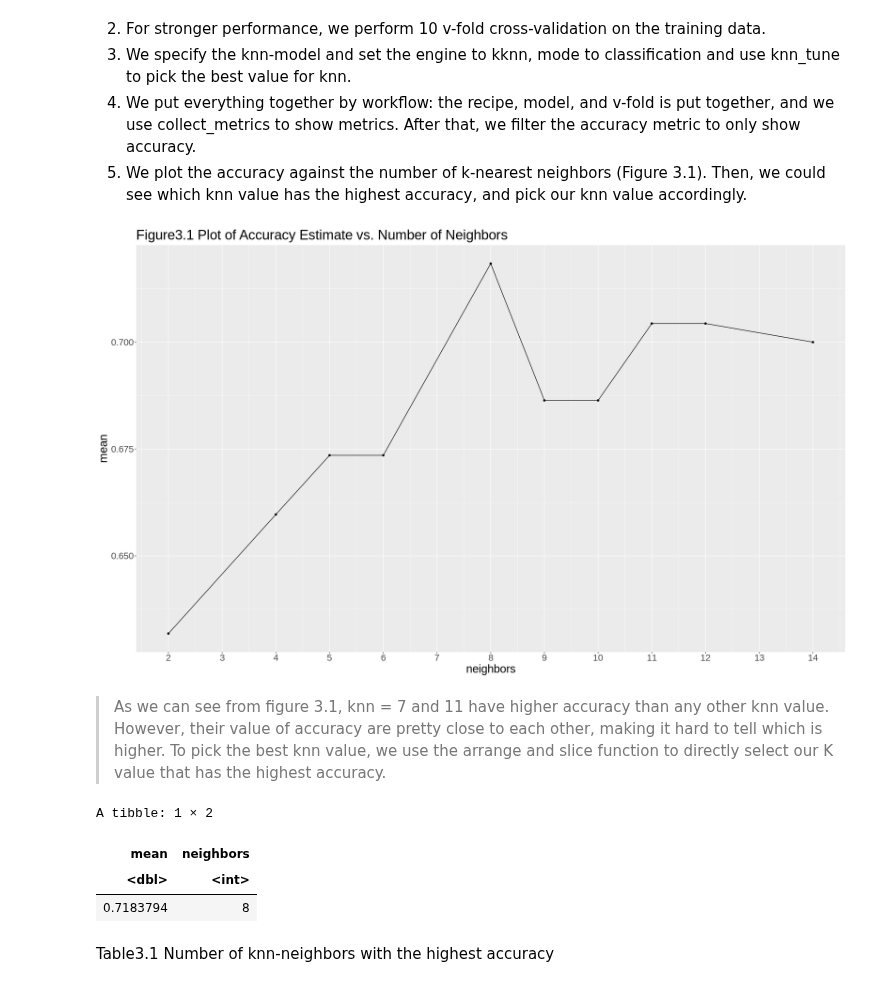
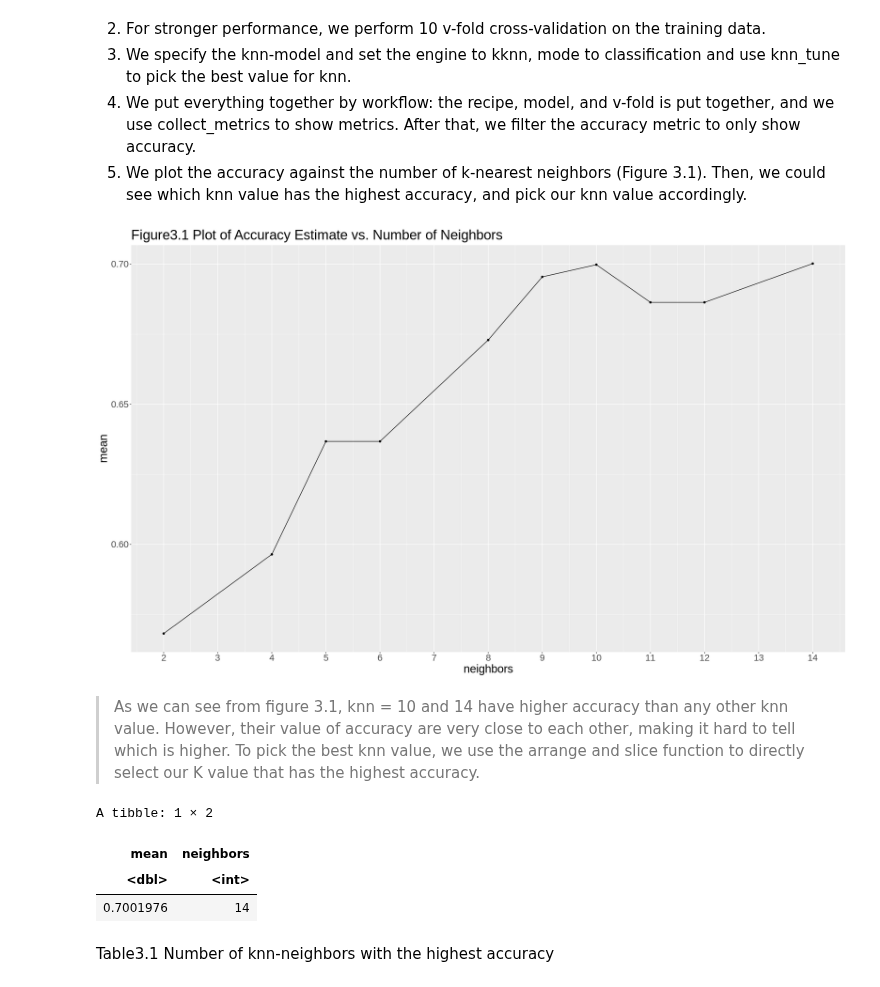
Before and after one commit to wiliwangka/Heart-Disease-Classification-with-R, a Jupyter notebook: ds_project_proposal.ipynb, the cells around one changed output. Cells and saved outputs as stored; diff of their text form; code cells hidden in the pictures.

```diff
--- a/ds_project_proposal.ipynb
+++ b/ds_project_proposal.ipynb
@@ -399,37 +372,37 @@ We build and train our classifier by performing the following steps:
 # %%
 set.seed(2022)
 options(repr.plot.height = 12, repr.plot.width = 20)
 
-vrecipe <- recipe(num ~ age + thalach+oldpeak, data = cleveland_training) %>%
+vrecipe <- recipe(num ~ age + thalach, data = cleveland_training) %>%
            step_scale(all_numeric()) %>%
            step_center(all_numeric())
 
 vfold <- vfold_cv(cleveland_training, v = 10, strata = num)
          knn_tune = nearest_neighbor(weight_func = "rectangular", neighbors = tune()) %>%
          set_engine("kknn") %>%
          set_mode("classification")
 
 knn_results <- workflow() %>%
                add_recipe(vrecipe) %>%
                add_model(knn_tune) %>%
                tune_grid(resamples = vfold, grid = 10) %>%
                collect_metrics()
 
 accuracies <- knn_results %>%
               filter(.metric == "accuracy")
 
 cross_val_plot <- ggplot(accuracies, aes(x = neighbors, y = mean)) +
                   geom_point() +
                   geom_line() +
                   ggtitle("Figure3.1 Plot of Accuracy Estimate vs. Number of Neighbors") +
                   scale_x_continuous(breaks = c(0,1,2,3,4,5,6,7,8,9,10,11,12,13,14,15))+
                   theme(text = element_text(size = 22))
 
 cross_val_plot
 # %% [output]
-[figure, old version]
+[figure, new version]
 # %% [markdown]
-<blockquote>As we can see from figure 3.1, knn = 7 and 11 have higher accuracy than any other knn value. However, their value of accuracy are pretty close to each other, making it hard to tell which is higher. To pick the best knn value, we use the arrange and slice function to directly select our K value that has the highest accuracy.
+<blockquote>As we can see from figure 3.1, knn = 10 and 14 have higher accuracy than any other knn value. However, their value of accuracy are very close to each other, making it hard to tell which is higher. To pick the best knn value, we use the arrange and slice function to directly select our K value that has the highest accuracy.
 # %%
 #Determining the best value for knn-neighbor
 best_neightbor <- accuracies %>%
@@ -442,7 +415,7 @@ best_neightbor
 A tibble: 1 × 2
 | mean | neighbors |
 | <dbl> | <int> |
-| 0.7183794 | 8 |
+| 0.7001976 | 14 |
 # %% [markdown]
 Table3.1 Number of knn-neighbors with the highest accuracy
 # %% [markdown]
```
Also changed, not shown: parts of 11 cells of this notebook.
